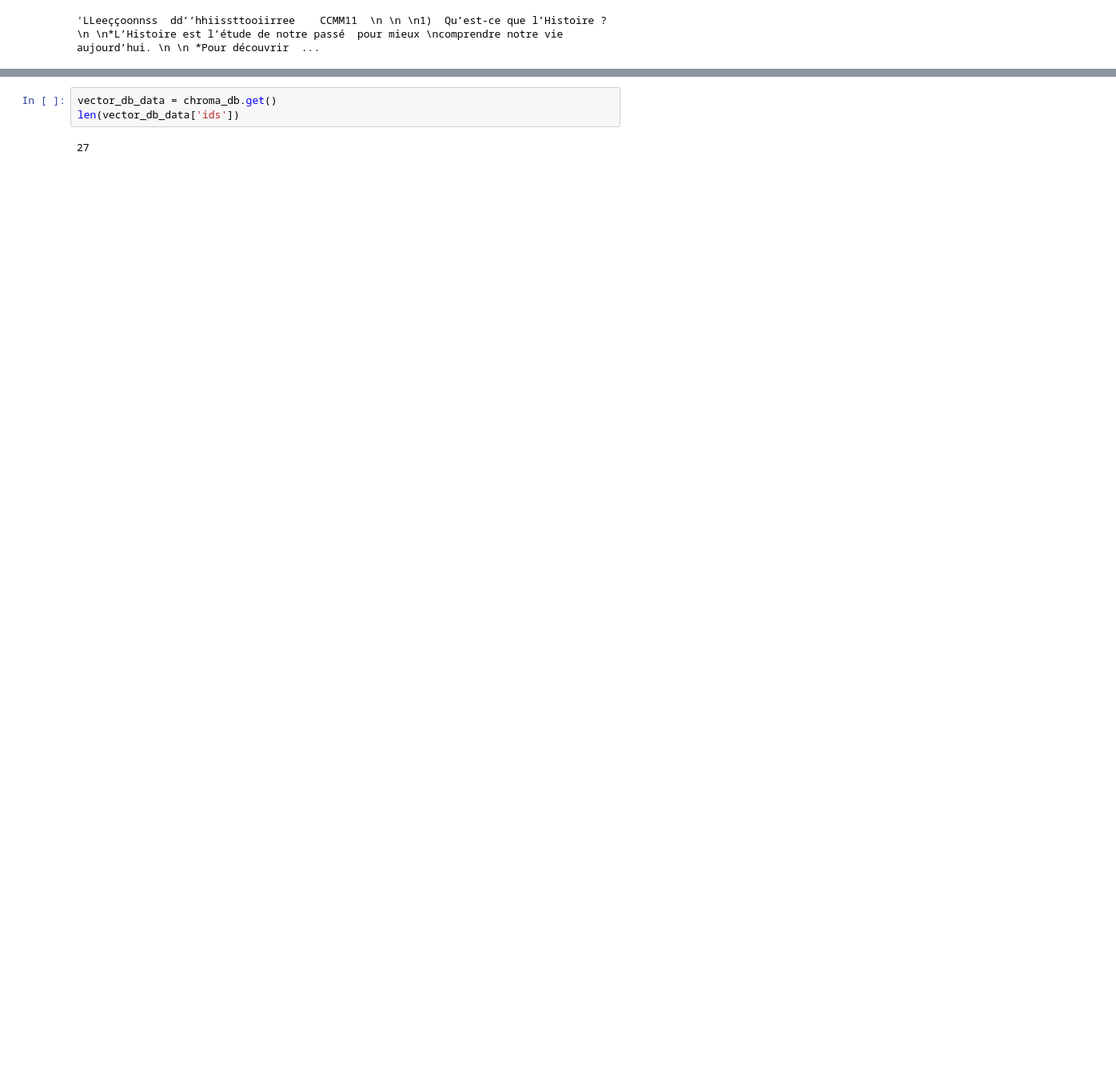
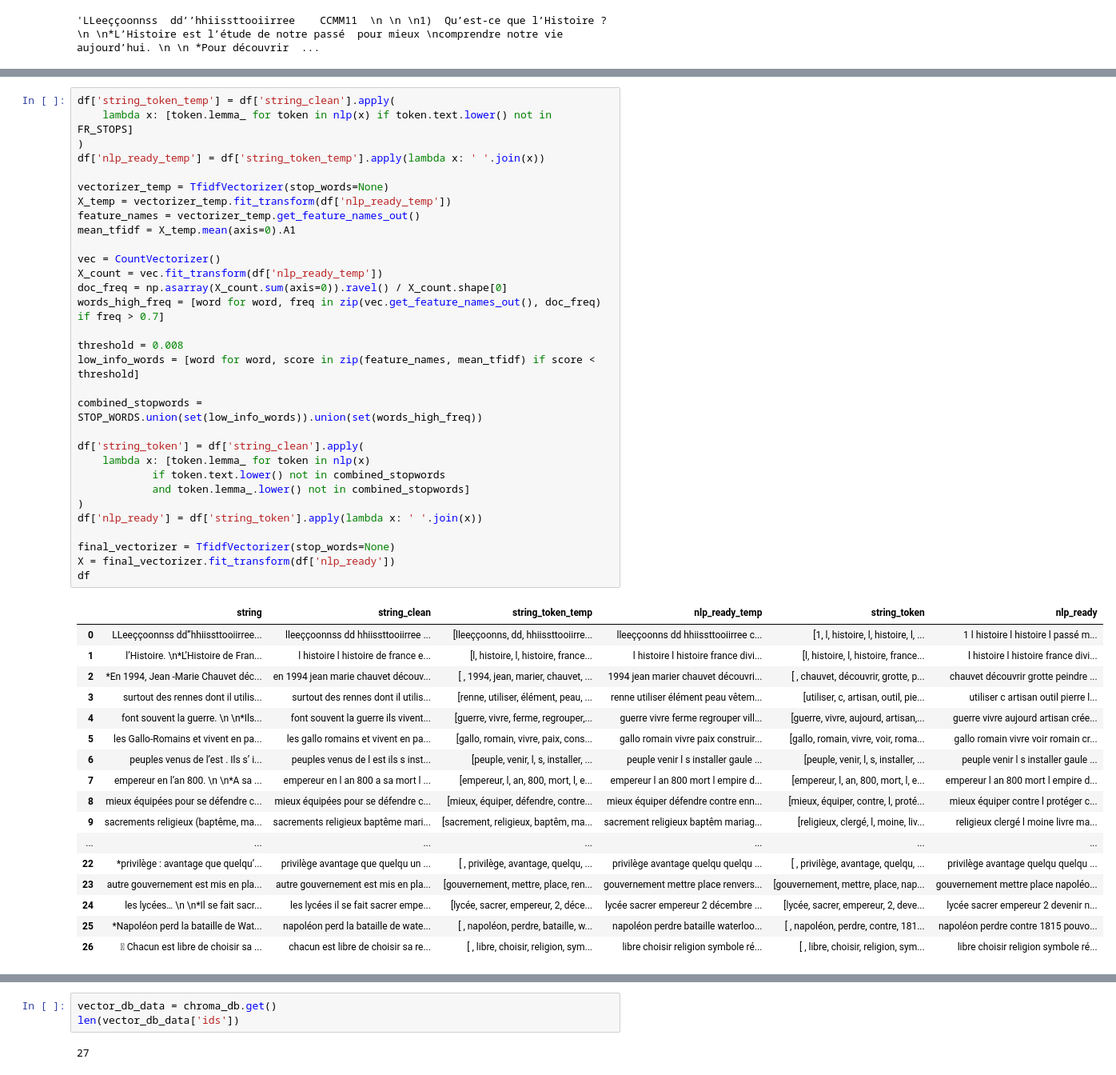
Before and after one commit to cnqs-jedha/pdf_to_quiz, a Jupyter notebook: exploration/prompt_to_llm_2.ipynb, the cells around one changed output, grey strips where cells are left out. Shown at 80% size. Saved outputs shown, nothing was run; the diff lists cells and outputs as text; blank space fills up the shorter version.

```diff
--- a/exploration/prompt_to_llm_2.ipynb
+++ b/exploration/prompt_to_llm_2.ipynb
@@ -162,0 +283,49 @@ comprendre notre vie aujourd’hui.
+# %%
+df['string_token_temp'] = df['string_clean'].apply(
+    lambda x: [token.lemma_ for token in nlp(x) if token.text.lower() not in FR_STOPS]
+)
+df['nlp_ready_temp'] = df['string_token_temp'].apply(lambda x: ' '.join(x))
+
+vectorizer_temp = TfidfVectorizer(stop_words=None)
+X_temp = vectorizer_temp.fit_transform(df['nlp_ready_temp'])
+feature_names = vectorizer_temp.get_feature_names_out()
+mean_tfidf = X_temp.mean(axis=0).A1
+
+vec = CountVectorizer()
+X_count = vec.fit_transform(df['nlp_ready_temp'])
+doc_freq = np.asarray(X_count.sum(axis=0)).ravel() / X_count.shape[0]
+words_high_freq = [word for word, freq in zip(vec.get_feature_names_out(), doc_freq) if freq > 0.7]
+
+threshold = 0.008
+low_info_words = [word for word, score in zip(feature_names, mean_tfidf) if score < threshold]
+
+combined_stopwords = STOP_WORDS.union(set(low_info_words)).union(set(words_high_freq))
+
+df['string_token'] = df['string_clean'].apply(
+    lambda x: [token.lemma_ for token in nlp(x)
+            if token.text.lower() not in combined_stopwords
+            and token.lemma_.lower() not in combined_stopwords]
+)
+df['nlp_ready'] = df['string_token'].apply(lambda x: ' '.join(x))
+
+final_vectorizer = TfidfVectorizer(stop_words=None)
+X = final_vectorizer.fit_transform(df['nlp_ready'])
+df
+# %% [output]
+|  | string | string_clean | string_token_temp | nlp_ready_temp | string_token | nlp_ready |
+| 0 | LLeeççoonnss dd’’hhiissttooiirree... | lleeççoonnss dd hhiissttooiirree ... | [lleeççoonns, dd, hhiissttooiirre... | lleeççoonns dd hhiissttooiirree c... | [1, l, histoire, l, histoire, l, ... | 1 l histoire l histoire l passé m... |
+| 1 | l’Histoire. \n*L’Histoire de Fran... | l histoire l histoire de france e... | [l, histoire, l, histoire, france... | l histoire l histoire france divi... | [l, histoire, l, histoire, france... | l histoire l histoire france divi... |
+| 2 | *En 1994, Jean -Marie Chauvet déc... | en 1994 jean marie chauvet découv... | [ , 1994, jean, marier, chauvet, ... | 1994 jean marier chauvet découvri... | [ , chauvet, découvrir, grotte, p... | chauvet découvrir grotte peindre ... |
+| 3 | surtout des rennes dont il utilis... | surtout des rennes dont il utilis... | [renne, utiliser, élément, peau, ... | renne utiliser élément peau vêtem... | [utiliser, c, artisan, outil, pie... | utiliser c artisan outil pierre l... |
+| 4 | font souvent la guerre. \n \n*Ils... | font souvent la guerre ils vivent... | [guerre, vivre, ferme, regrouper,... | guerre vivre ferme regrouper vill... | [guerre, vivre, aujourd, artisan,... | guerre vivre aujourd artisan crée... |
+| 5 | les Gallo-Romains et vivent en pa... | les gallo romains et vivent en pa... | [gallo, romain, vivre, paix, cons... | gallo romain vivre paix construir... | [gallo, romain, vivre, voir, roma... | gallo romain vivre voir romain cr... |
+| 6 | peuples venus de l’est . Ils s’ i... | peuples venus de l est ils s inst... | [peuple, venir, l, s, installer, ... | peuple venir l s installer gaule ... | [peuple, venir, l, s, installer, ... | peuple venir l s installer gaule ... |
+| 7 | empereur en l’an 800. \n \n*A sa ... | empereur en l an 800 a sa mort l ... | [empereur, l, an, 800, mort, l, e... | empereur l an 800 mort l empire d... | [empereur, l, an, 800, mort, l, e... | empereur l an 800 mort l empire d... |
+| 8 | mieux équipées pour se défendre c... | mieux équipées pour se défendre c... | [mieux, équiper, défendre, contre... | mieux équiper défendre contre enn... | [mieux, équiper, contre, l, proté... | mieux équiper contre l protéger c... |
+| 9 | sacrements religieux (baptême, ma... | sacrements religieux baptême mari... | [sacrement, religieux, baptêm, ma... | sacrement religieux baptêm mariag... | [religieux, clergé, l, moine, liv... | religieux clergé l moine livre ma... |
+| ... | ... | ... | ... | ... | ... | ... |
+| 22 | *privilège : avantage que quelqu’... | privilège avantage que quelqu un ... | [ , privilège, avantage, quelqu, ... | privilège avantage quelqu quelqu ... | [ , privilège, avantage, quelqu, ... | privilège avantage quelqu quelqu ... |
+| 23 | autre gouvernement est mis en pla... | autre gouvernement est mis en pla... | [gouvernement, mettre, place, ren... | gouvernement mettre place renvers... | [gouvernement, mettre, place, nap... | gouvernement mettre place napoléo... |
+| 24 | les lycées… \n \n*Il se fait sacr... | les lycées il se fait sacrer empe... | [lycée, sacrer, empereur, 2, déce... | lycée sacrer empereur 2 décembre ... | [lycée, sacrer, empereur, 2, deve... | lycée sacrer empereur 2 devenir n... |
+| 25 | *Napoléon perd la bataille de Wat... | napoléon perd la bataille de wate... | [ , napoléon, perdre, bataille, w... | napoléon perdre bataille waterloo... | [ , napoléon, perdre, contre, 181... | napoléon perdre contre 1815 pouvo... |
+| 26 |  Chacun est libre de choisir sa ... | chacun est libre de choisir sa re... | [ , libre, choisir, religion, sym... | libre choisir religion symbole ré... | [ , libre, choisir, religion, sym... | libre choisir religion symbole ré... |
```
Also changed, not shown: parts of 16 cells of this notebook, 5 other files.
